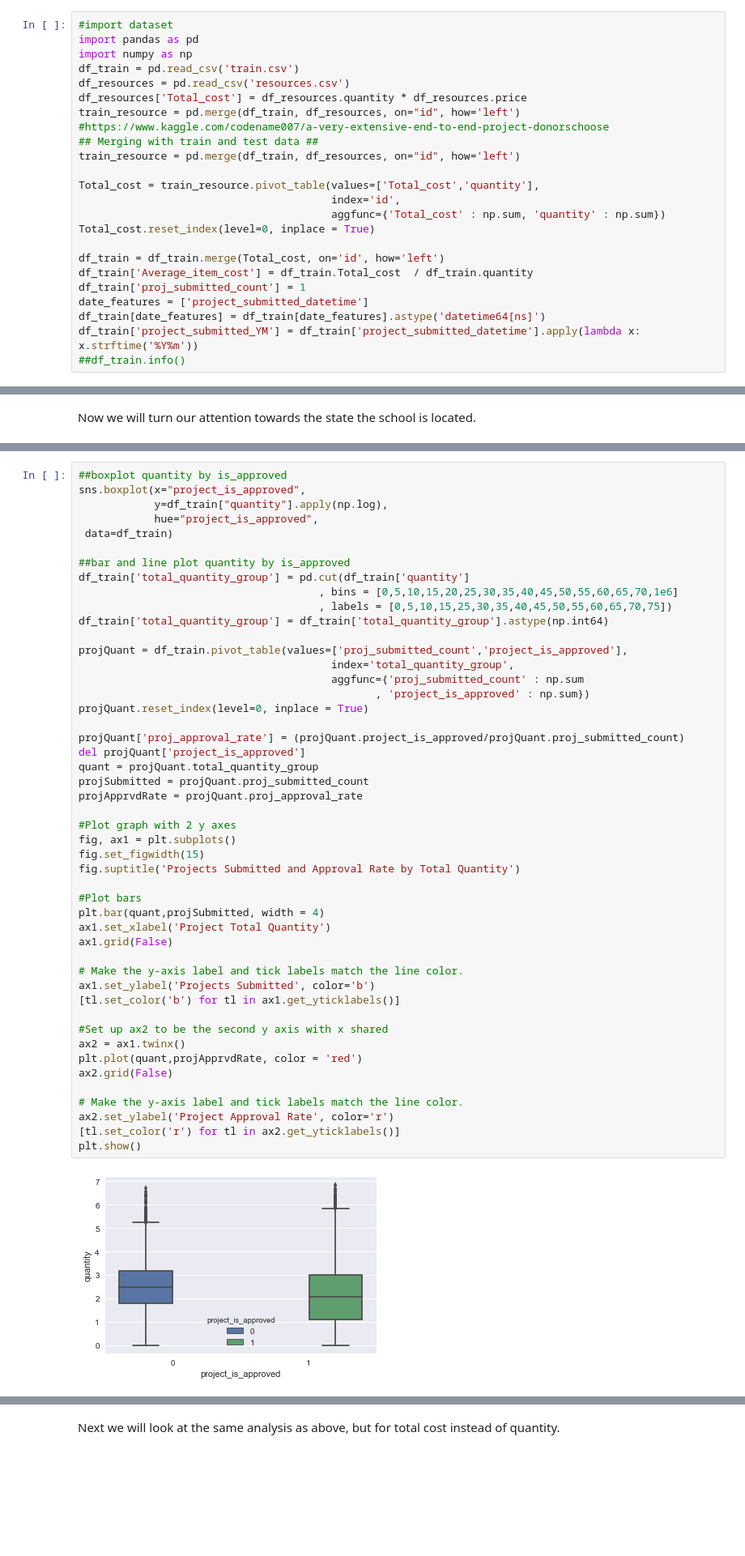
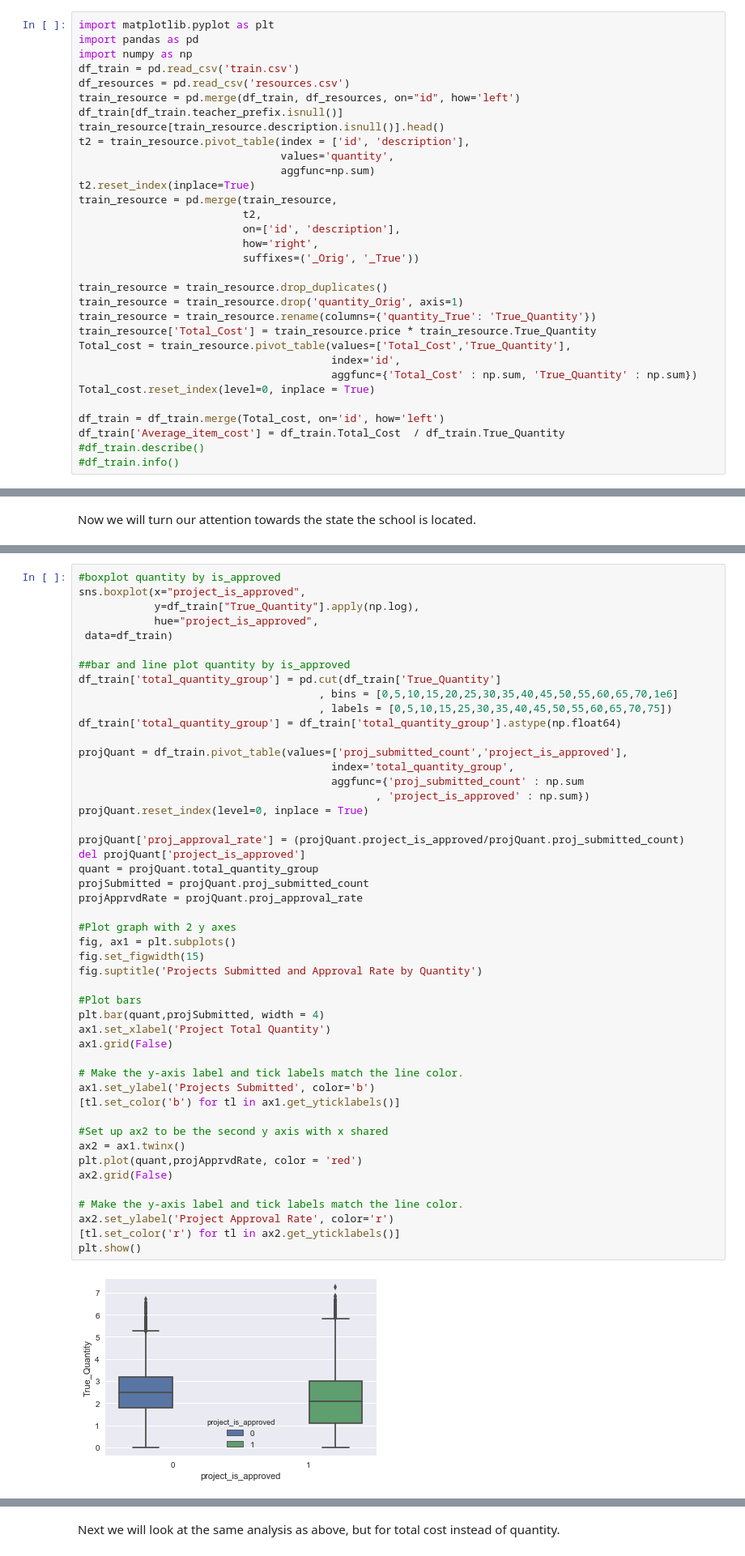
Before and after one commit to davestroud/DonorsChoose, a Jupyter notebook: Template.ipynb, the cells around one changed output, grey strips where cells are left out. Shown at 81% size. Cells and saved outputs as stored; diff of their text form; blank space fills up the shorter version.

```diff
--- a/Template.ipynb
+++ b/Template.ipynb
@@ -392,26 +392,34 @@ Looking at this first graph, we can see that as students get older, the number o
 # %% [markdown]
 In this section we will visualize and interpret the most important attributes of the data set.  We will also explore relationships between attributes in order to gain insight into how the variables might help explain the response variable 'project_is_approved'.
 # %%
-#import dataset
+import matplotlib.pyplot as plt
 import pandas as pd
 import numpy as np
 df_train = pd.read_csv('train.csv')
 df_resources = pd.read_csv('resources.csv')
-df_resources['Total_cost'] = df_resources.quantity * df_resources.price
 train_resource = pd.merge(df_train, df_resources, on="id", how='left')
-#https://www.kaggle.com/codename007/a-very-extensive-end-to-end-project-donorschoose
-## Merging with train and test data ##
-train_resource = pd.merge(df_train, df_resources, on="id", how='left')
+df_train[df_train.teacher_prefix.isnull()]
+train_resource[train_resource.description.isnull()].head()
+t2 = train_resource.pivot_table(index = ['id', 'description'],
+                                values='quantity',
+                                aggfunc=np.sum)
+t2.reset_index(inplace=True)
+train_resource = pd.merge(train_resource,
+                          t2,
+                          on=['id', 'description'],
+                          how='right',
+                          suffixes=('_Orig', '_True'))
 
-Total_cost = train_resource.pivot_table(values=['Total_cost','quantity'],
+train_resource = train_resource.drop_duplicates()
+train_resource = train_resource.drop('quantity_Orig', axis=1)
+train_resource = train_resource.rename(columns={'quantity_True': 'True_Quantity'})
+train_resource['Total_Cost'] = train_resource.price * train_resource.True_Quantity
+Total_cost = train_resource.pivot_table(values=['Total_Cost','True_Quantity'],
                                         index='id',
-                                        aggfunc={'Total_cost' : np.sum, 'quantity' : np.sum})
+                                        aggfunc={'Total_Cost' : np.sum, 'True_Quantity' : np.sum})
 Total_cost.reset_index(level=0, inplace = True)
 
 df_train = df_train.merge(Total_cost, on='id', how='left')
-df_train['Average_item_cost'] = df_train.Total_cost  / df_train.quantity
-df_train['proj_submitted_count'] = 1
-date_features = ['project_submitted_datetime']
-df_train[date_features] = df_train[date_features].astype('datetime64[ns]')
-df_train['project_submitted_YM'] = df_train['project_submitted_datetime'].apply(lambda x: x.strftime('%Y%m'))
-##df_train.info()
+df_train['Average_item_cost'] = df_train.Total_Cost  / df_train.True_Quantity
+#df_train.describe()
+#df_train.info()
@@ -560,17 +570,17 @@ The chart above shows project submission volume and approval rates by state. The
 
 Let's now turn our attention to the quantities requested and see if that could cause a difference in approval rates.
 # %%
-##boxplot quantity by is_approved
+#boxplot quantity by is_approved
 sns.boxplot(x="project_is_approved",
-            y=df_train["quantity"].apply(np.log),
+            y=df_train["True_Quantity"].apply(np.log),
             hue="project_is_approved",
  data=df_train)
 
 ##bar and line plot quantity by is_approved
-df_train['total_quantity_group'] = pd.cut(df_train['quantity']
+df_train['total_quantity_group'] = pd.cut(df_train['True_Quantity']
                                       , bins = [0,5,10,15,20,25,30,35,40,45,50,55,60,65,70,1e6]
                                       , labels = [0,5,10,15,25,30,35,40,45,50,55,60,65,70,75])
-df_train['total_quantity_group'] = df_train['total_quantity_group'].astype(np.int64)
+df_train['total_quantity_group'] = df_train['total_quantity_group'].astype(np.float64)
 
 projQuant = df_train.pivot_table(values=['proj_submitted_count','project_is_approved'],
                                         index='total_quantity_group',
@@ -580,32 +590,32 @@ projQuant.reset_index(level=0, inplace = True)
 
 projQuant['proj_approval_rate'] = (projQuant.project_is_approved/projQuant.proj_submitted_count)
 del projQuant['project_is_approved']
 quant = projQuant.total_quantity_group
 projSubmitted = projQuant.proj_submitted_count
 projApprvdRate = projQuant.proj_approval_rate
 
 #Plot graph with 2 y axes
 fig, ax1 = plt.subplots()
 fig.set_figwidth(15)
-fig.suptitle('Projects Submitted and Approval Rate by Total Quantity')
+fig.suptitle('Projects Submitted and Approval Rate by Quantity')
 
 #Plot bars
 plt.bar(quant,projSubmitted, width = 4)
 ax1.set_xlabel('Project Total Quantity')
 ax1.grid(False)
 
 # Make the y-axis label and tick labels match the line color.
 ax1.set_ylabel('Projects Submitted', color='b')
 [tl.set_color('b') for tl in ax1.get_yticklabels()]
 
 #Set up ax2 to be the second y axis with x shared
 ax2 = ax1.twinx()
 plt.plot(quant,projApprvdRate, color = 'red')
 ax2.grid(False)
 
 # Make the y-axis label and tick labels match the line color.
 ax2.set_ylabel('Project Approval Rate', color='r')
 [tl.set_color('r') for tl in ax2.get_yticklabels()]
 plt.show()
 # %% [output]
-[figure, old version]
+[figure, new version]
```
Also changed, not shown: parts of 14 cells of this notebook.
